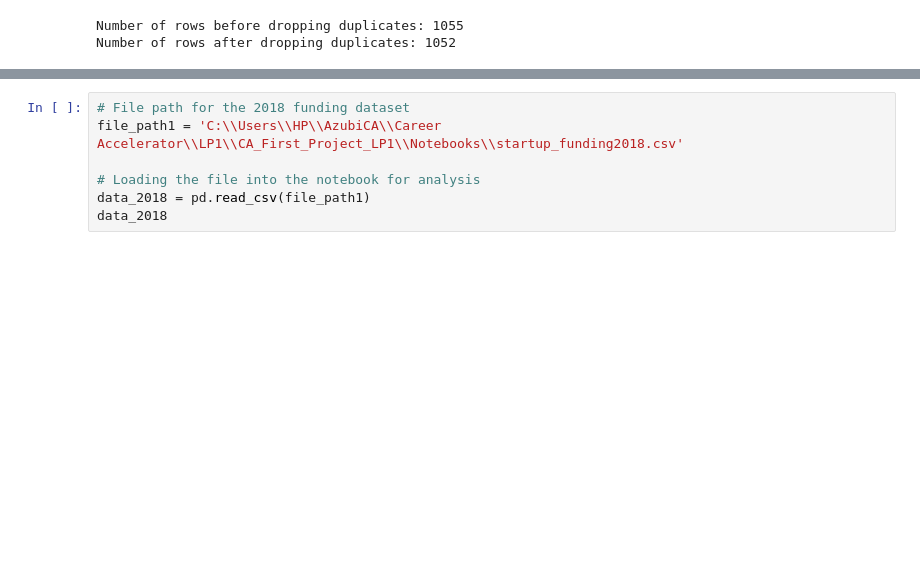
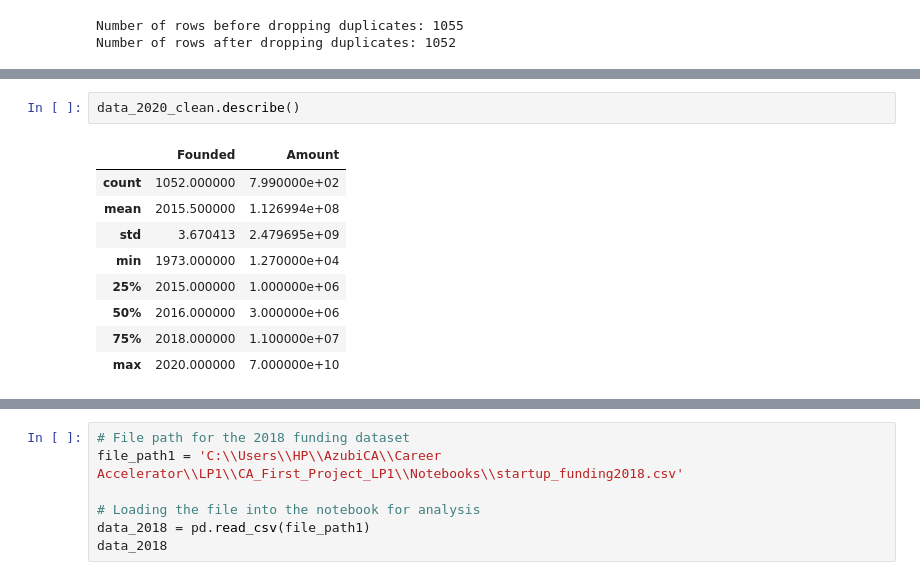
Before and after one commit to BamBamOguns/CA_First_Project_LP1, a Jupyter notebook: Notebooks/main.ipynb, the cells around one changed output, grey strips where cells are left out. Saved outputs shown, nothing was run; the diff lists cells and outputs as text; blank space fills up the shorter version.

Commit message:
Data Cleaning data_2020 complete

```diff
--- a/Notebooks/main.ipynb
+++ b/Notebooks/main.ipynb
@@ -238,0 +321,12 @@ Number of rows after dropping duplicates: 1052
+# %%
+data_2020_clean.describe()
+# %% [output]
+|  | Founded | Amount |
+| count | 1052.000000 | 7.990000e+02 |
+| mean | 2015.500000 | 1.126994e+08 |
+| std | 3.670413 | 2.479695e+09 |
+| min | 1973.000000 | 1.270000e+04 |
+| 25% | 2015.000000 | 1.000000e+06 |
+| 50% | 2016.000000 | 3.000000e+06 |
+| 75% | 2018.000000 | 1.100000e+07 |
+| max | 2020.000000 | 7.000000e+10 |
```
Also changed, not shown: parts of 9 cells of this notebook.
